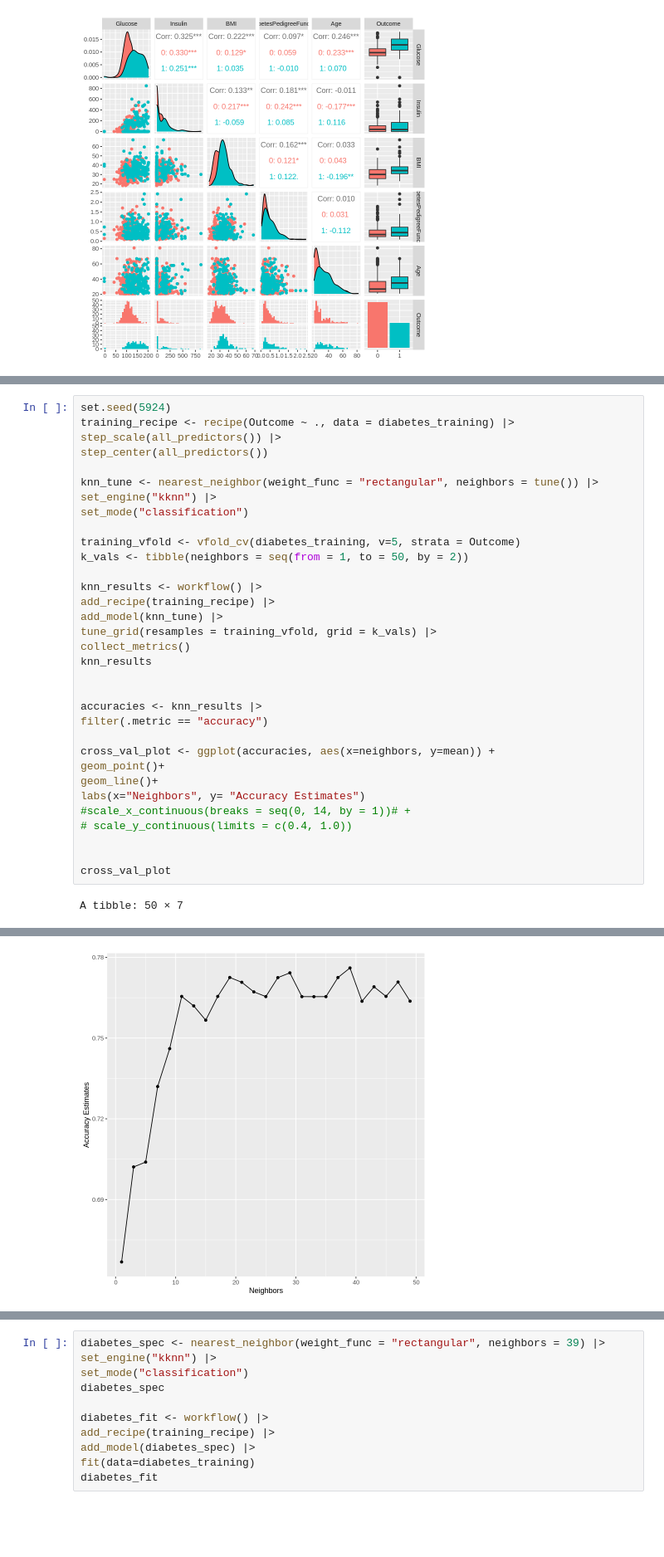
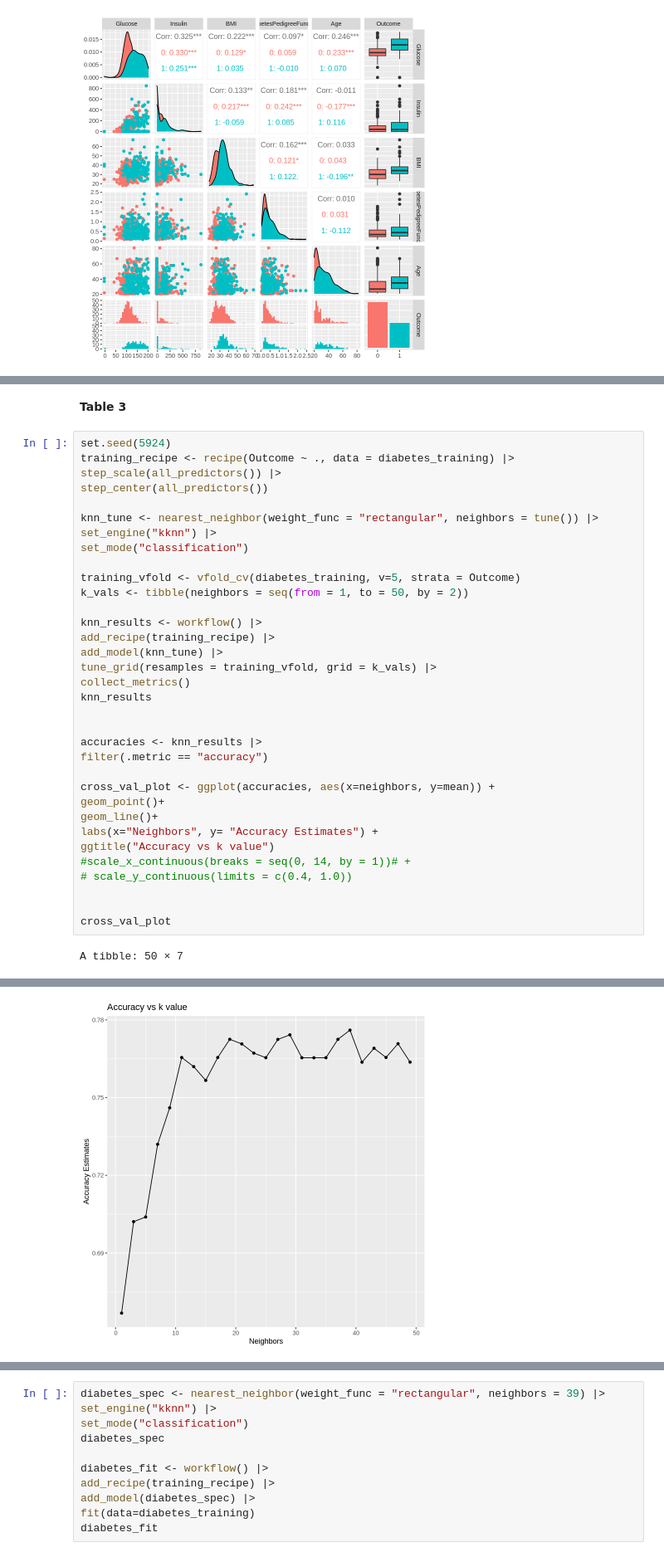
Before and after one commit to aayus-h/Diabetes_Classifier, a Jupyter notebook: group_project.ipynb, the cells around one changed output, grey strips where cells are left out. Shown at 83% size. Saved outputs shown, nothing was run; the diff lists cells and outputs as text; blank space fills up the shorter version.

Commit message:
Labels for figures and tables

```diff
--- a/group_project.ipynb
+++ b/group_project.ipynb
@@ -176,3 +196,5 @@ ggpairs(diabetes_training, ggplot2::aes(colour = Outcome))
+# %% [markdown]
+**Table 3**
 # %%
 set.seed(5924)
 training_recipe <- recipe(Outcome ~ ., data = diabetes_training) |>
@@ -198,32 +220,33 @@ accuracies <- knn_results |>
 filter(.metric == "accuracy")
 
 cross_val_plot <- ggplot(accuracies, aes(x=neighbors, y=mean)) +
 geom_point()+
 geom_line()+
-labs(x="Neighbors", y= "Accuracy Estimates")
+labs(x="Neighbors", y= "Accuracy Estimates") +
+ggtitle("Accuracy vs k value")
 #scale_x_continuous(breaks = seq(0, 14, by = 1))# +
 # scale_y_continuous(limits = c(0.4, 1.0))
 
 
 cross_val_plot
 # %% [output]
 A tibble: 50 × 7
 | neighbors | .metric | .estimator | mean | n | std_err | .config |
 | <dbl> | <chr> | <chr> | <dbl> | <int> | <dbl> | <chr> |
 | 1 | accuracy | binary | 0.6668136 | 5 | 0.022761786 | Preprocessor1_Model01 |
 | 1 | roc_auc | binary | 0.6418029 | 5 | 0.021097106 | Preprocessor1_Model01 |
 | 3 | accuracy | binary | 0.7021195 | 5 | 0.021414040 | Preprocessor1_Model02 |
 | 3 | roc_auc | binary | 0.7236061 | 5 | 0.021487401 | Preprocessor1_Model02 |
 | 5 | accuracy | binary | 0.7039208 | 5 | 0.018250312 | Preprocessor1_Model03 |
 | 5 | roc_auc | binary | 0.7696614 | 5 | 0.017352644 | Preprocessor1_Model03 |
 | 7 | accuracy | binary | 0.7319907 | 5 | 0.008555023 | Preprocessor1_Model04 |
 | 7 | roc_auc | binary | 0.7888481 | 5 | 0.018662328 | Preprocessor1_Model04 |
 | 9 | accuracy | binary | 0.7460729 | 5 | 0.012717144 | Preprocessor1_Model05 |
 | 9 | roc_auc | binary | 0.8036912 | 5 | 0.021250115 | Preprocessor1_Model05 |
 | ... | ... | ... | ... | ... | ... | ... |
 | 45 | roc_auc | binary | 0.8278089 | 5 | 0.026945227 | Preprocessor1_Model23 |
 | 47 | accuracy | binary | 0.7708220 | 5 | 0.017607419 | Preprocessor1_Model24 |
 | 47 | roc_auc | binary | 0.8264872 | 5 | 0.027239966 | Preprocessor1_Model24 |
 | 49 | accuracy | binary | 0.7637104 | 5 | 0.013888085 | Preprocessor1_Model25 |
 | 49 | roc_auc | binary | 0.8247750 | 5 | 0.026209001 | Preprocessor1_Model25 |
-[figure, old version]
+[figure, new version]
```
Also changed, not shown: parts of 8 cells of this notebook.
